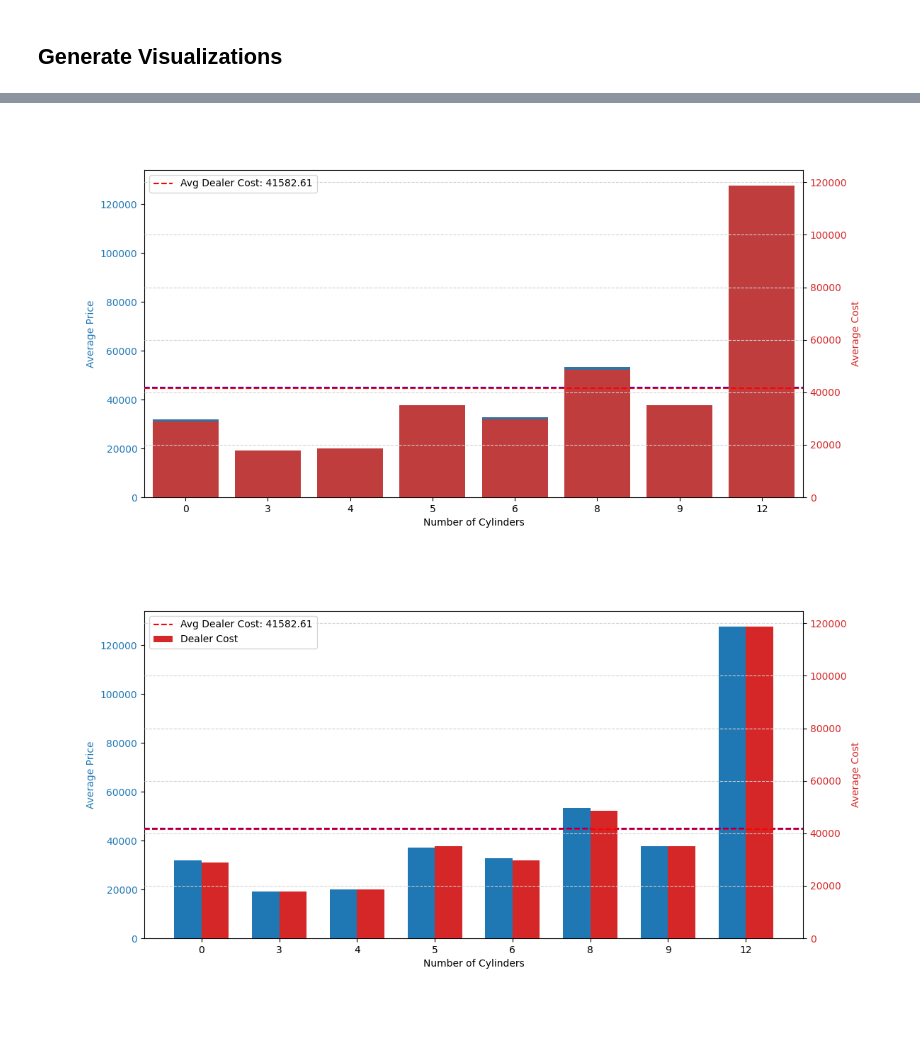
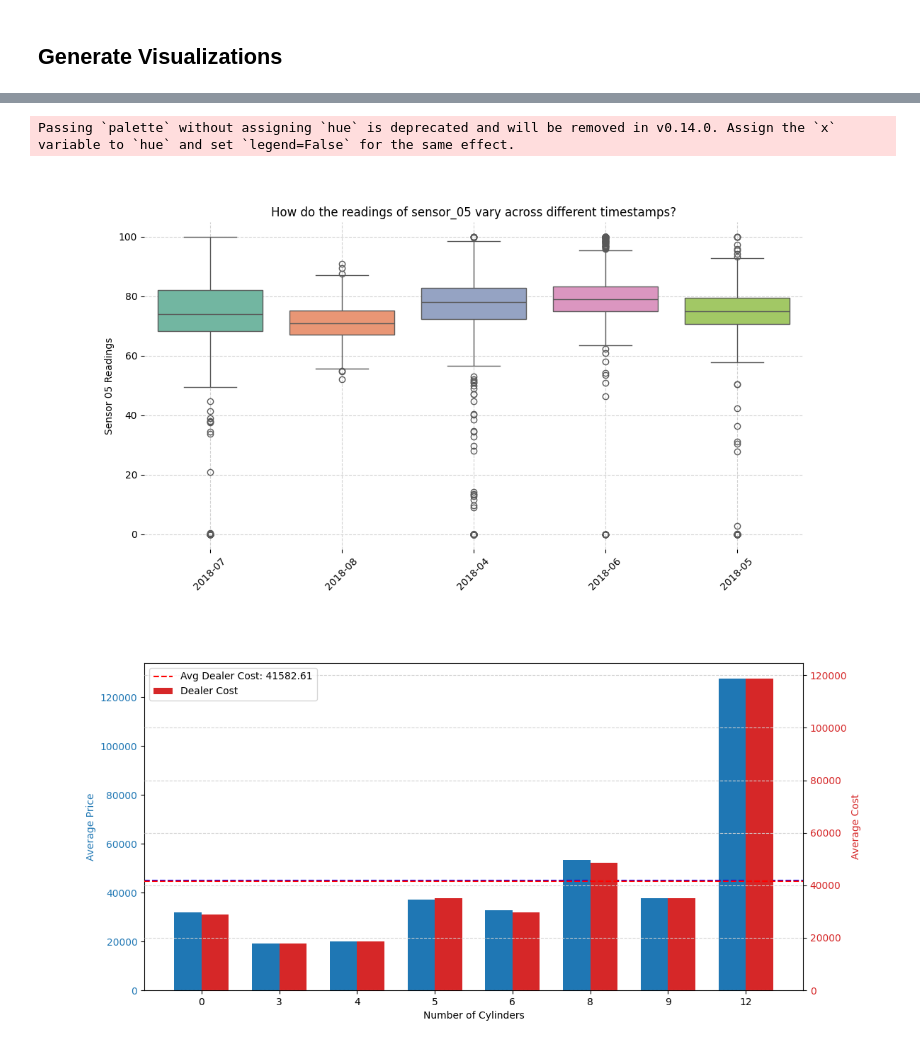
Before and after one commit to allainerain/insight-lab, a Jupyter notebook: notebooks/ver3/tutorial.ipynb, the cells around one changed output, grey strips where cells are left out. Drawn from its saved outputs; the diff is of its cells as text; code cells hidden in the pictures; blank space fills up the shorter version.

```diff
--- a/notebooks/ver3/tutorial.ipynb
+++ b/notebooks/ver3/tutorial.ipynb
@@ -43,7 +225,7 @@ display(lida)
 # %% [markdown]
 ### Summarize
 # %%
-summary = lida.summarize("../cars.csv", summary_method="default", textgen_config=textgen_config)
+summary = lida.summarize("../sensor.csv", summary_method="default", textgen_config=textgen_config)
 pprint.pprint(summary)
 # %% [output]
 here
@@ -194,7 +362,7 @@ import pickle
 # %%
 # LOAD
 
-with open('../ver2/goals2-5-6-20-combined-cars.pkl', 'rb') as f:
+with open('../ver2/goals2-5-6-20-combined-sensor.pkl', 'rb') as f:
     goals = pickle.load(f)
 
 display(goals)
@@ -466,11 +654,12 @@ display(loaded)
 # %%
-i = 18
+i = 5
 library = "seaborn"
 textgen_config = TextGenerationConfig(n=1, temperature=0.2, use_cache=True)
 charts = lida.visualize(summary=summary, goal=goals[i], textgen_config=textgen_config, library=library)
 charts[0]
 # %% [output]
+Passing `palette` without assigning `hue` is deprecated and will be removed in v0.14.0. Assign the `x` variable to `hue` and set `legend=False` for the same effect.
-[figure, old version]
+[figure, new version]
 # %%
 code = charts[0].code
 textgen_config = TextGenerationConfig(n=1, temperature=0, use_cache=True)
```
Also changed, not shown: parts of 20 cells of this notebook, 13 other files.
